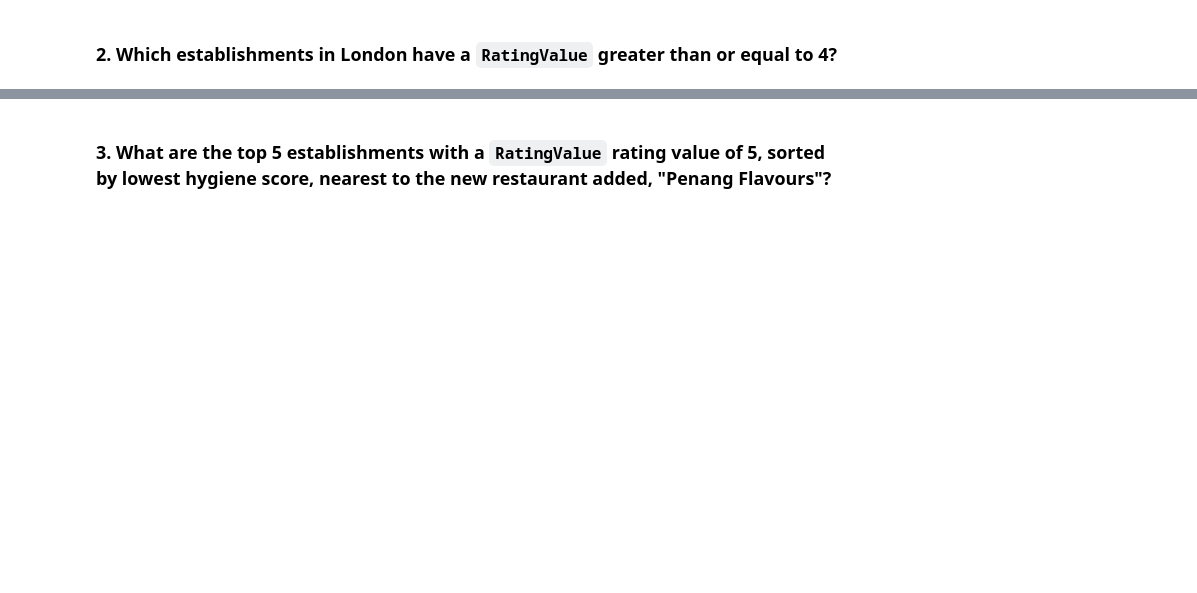
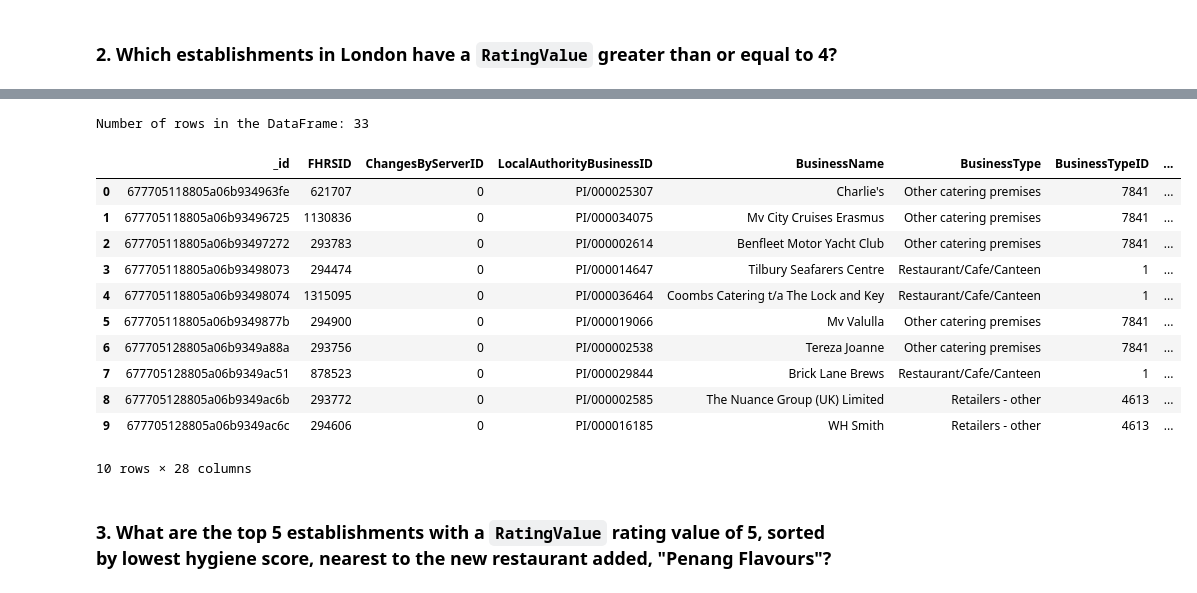
Before and after one commit to Kathyvng/nosql-challenge, a Jupyter notebook: NoSQL_analysis_starter.ipynb, the cells around one changed output, grey strips where cells are left out. Saved outputs shown, nothing was run; the diff lists cells and outputs as text; code cells hidden in the pictures; blank space fills up the shorter version.

```diff
--- a/NoSQL_analysis_starter.ipynb
+++ b/NoSQL_analysis_starter.ipynb
@@ -48,8 +87,15 @@ query =
 ### 2. Which establishments in London have a `RatingValue` greater than or equal to 4?
 # %%
 # Find the establishments with London as the Local Authority and has a RatingValue greater than or equal to 4.
-query =
+query_2 = {
+    "LocalAuthorityName": {"$regex": "London", "$options": "i"},  # Case-insensitive search for "London"
+    "RatingValue": {"$gte": 4}  # RatingValue greater than or equal to 4
+}
 
 # Use count_documents to display the number of documents in the result
+london_rating_count = establishments.count_documents(query)
+print(f"Number of establishments in London with RatingValue >= 4: {london_rating_count}")
 
 # Display the first document in the results using pprint
+london_rating_first = establishments.find_one(query)
+pprint(london_rating_first)
@@ -56,9 +120,26 @@ query =
 # %%
 # Convert the result to a Pandas DataFrame
+df_RatingValue_greater_4 = pd.DataFrame(establishments.find(query_2))
 
 # Display the number of rows in the DataFrame
+print(f"Number of rows in the DataFrame: {len(df_RatingValue_greater_4)}")
 
 # Display the first 10 rows of the DataFrame
+df_RatingValue_greater_4.head(10)
+# %% [output]
+Number of rows in the DataFrame: 33
+|  | _id | FHRSID | ChangesByServerID | LocalAuthorityBusinessID | BusinessName | BusinessType | BusinessTypeID | ... |
+| 0 | 677705118805a06b934963fe | 621707 | 0 | PI/000025307 | Charlie's | Other catering premises | 7841 | ... |
+| 1 | 677705118805a06b93496725 | 1130836 | 0 | PI/000034075 | Mv City Cruises Erasmus | Other catering premises | 7841 | ... |
+| 2 | 677705118805a06b93497272 | 293783 | 0 | PI/000002614 | Benfleet Motor Yacht Club | Other catering premises | 7841 | ... |
+| 3 | 677705118805a06b93498073 | 294474 | 0 | PI/000014647 | Tilbury Seafarers Centre | Restaurant/Cafe/Canteen | 1 | ... |
+| 4 | 677705118805a06b93498074 | 1315095 | 0 | PI/000036464 | Coombs Catering t/a The Lock and Key | Restaurant/Cafe/Canteen | 1 | ... |
+| 5 | 677705118805a06b9349877b | 294900 | 0 | PI/000019066 | Mv Valulla | Other catering premises | 7841 | ... |
+| 6 | 677705128805a06b9349a88a | 293756 | 0 | PI/000002538 | Tereza Joanne | Other catering premises | 7841 | ... |
+| 7 | 677705128805a06b9349ac51 | 878523 | 0 | PI/000029844 | Brick Lane Brews | Restaurant/Cafe/Canteen | 1 | ... |
+| 8 | 677705128805a06b9349ac6b | 293772 | 0 | PI/000002585 | The Nuance Group (UK) Limited | Retailers - other | 4613 | ... |
+| 9 | 677705128805a06b9349ac6c | 294606 | 0 | PI/000016185 | WH Smith | Retailers - other | 4613 | ... |
+10 rows × 28 columns
 # %% [markdown]
 ### 3. What are the top 5 establishments with a `RatingValue` rating value of 5, sorted by lowest hygiene score, nearest to the new restaurant added, "Penang Flavours"?
 # %%
```
Also changed, not shown: parts of 8 cells of this notebook.
